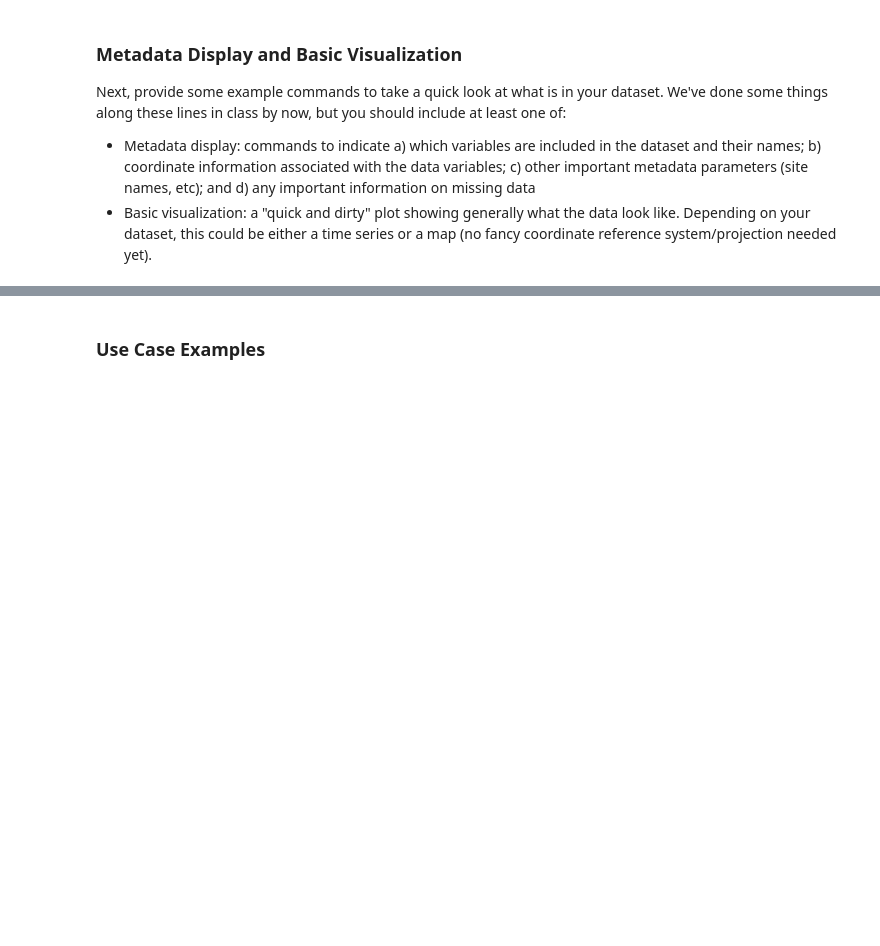
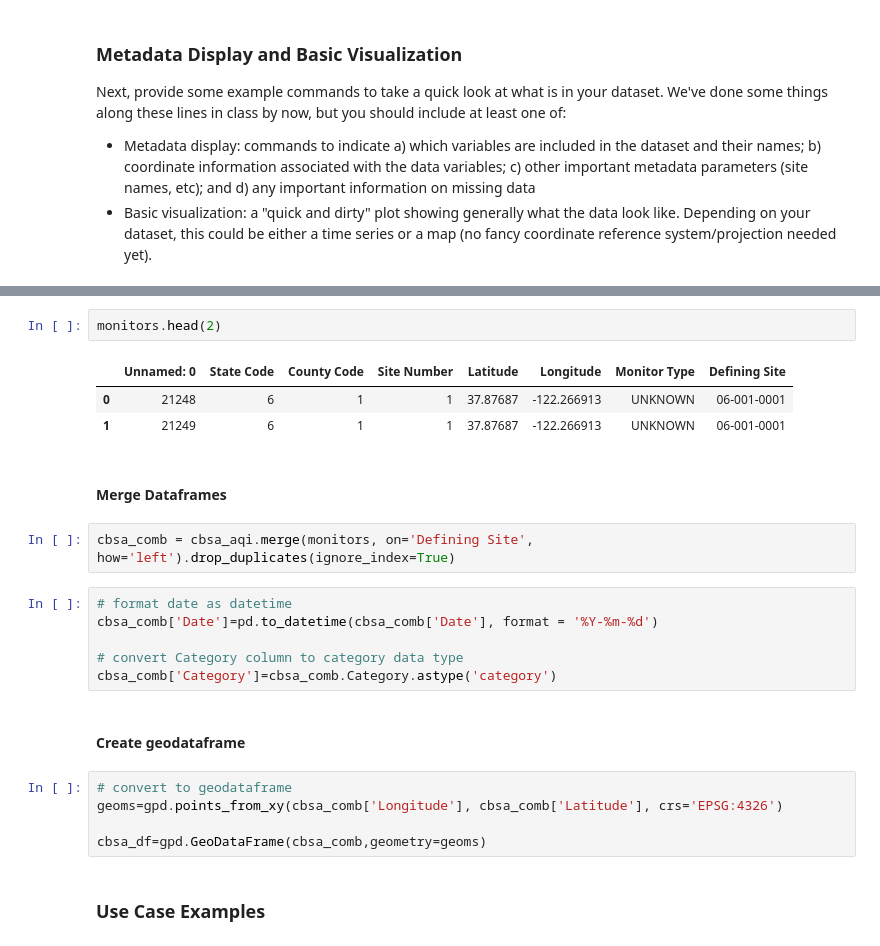
Before and after one commit to aqi-science/notebook, a Jupyter notebook: HW3_template.ipynb, the cells around one changed output, grey strips where cells are left out. Drawn from its saved outputs; the diff is of its cells as text; blank space fills up the shorter version.

```diff
--- a/HW3_template.ipynb
+++ b/HW3_template.ipynb
@@ -97,3 +194,26 @@ Next, provide some example commands to take a quick look at what is in your data
+# %%
+monitors.head(2)
+# %% [output]
+|  | Unnamed: 0 | State Code | County Code | Site Number | Latitude | Longitude | Monitor Type | Defining Site |
+| 0 | 21248 | 6 | 1 | 1 | 37.87687 | -122.266913 | UNKNOWN | 06-001-0001 |
+| 1 | 21249 | 6 | 1 | 1 | 37.87687 | -122.266913 | UNKNOWN | 06-001-0001 |
+# %% [markdown]
+#### Merge Dataframes
+# %%
+cbsa_comb = cbsa_aqi.merge(monitors, on='Defining Site', how='left').drop_duplicates(ignore_index=True)
+# %%
+# format date as datetime
+cbsa_comb['Date']=pd.to_datetime(cbsa_comb['Date'], format = '%Y-%m-%d')
+
+# convert Category column to category data type
+cbsa_comb['Category']=cbsa_comb.Category.astype('category')
+# %% [markdown]
+#### Create geodataframe
+# %%
+# convert to geodataframe
+geoms=gpd.points_from_xy(cbsa_comb['Longitude'], cbsa_comb['Latitude'], crs='EPSG:4326')
+
+cbsa_df=gpd.GeoDataFrame(cbsa_comb,geometry=geoms)
 # %% [markdown]
 <a id='usecases'></a>
 ### Use Case Examples
```
Also changed, not shown: parts of 13 cells of this notebook, 7 other files.
